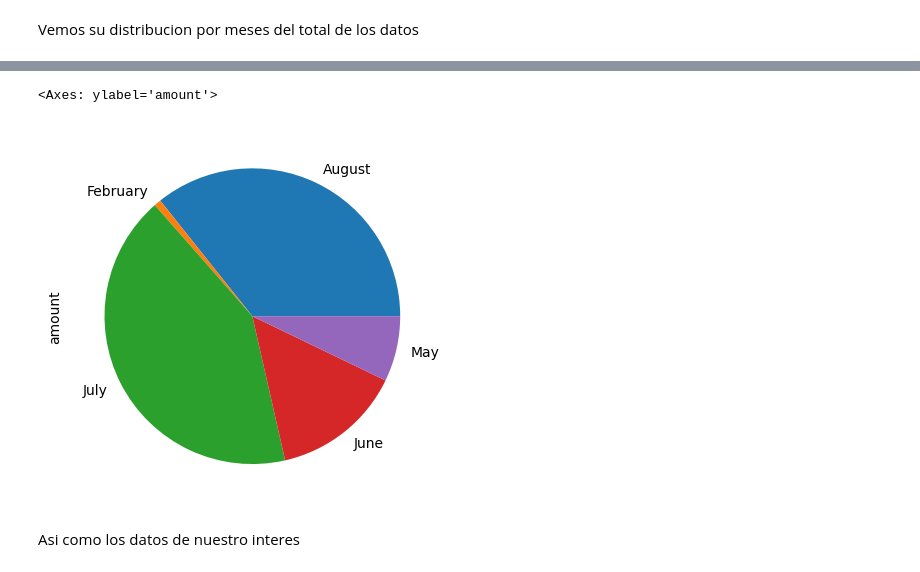
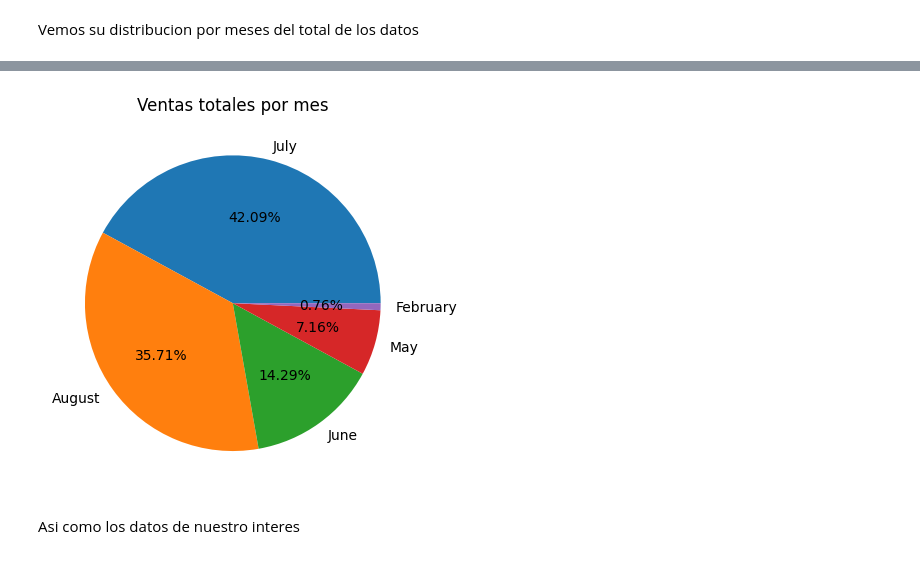
Before and after one commit to andycr00/sakila-ML, a Jupyter notebook: exploracion.ipynb, the cells around one changed output, grey strips where cells are left out. Drawn from its saved outputs; the diff is of its cells as text; code cells hidden in the pictures.

```diff
--- a/exploracion.ipynb
+++ b/exploracion.ipynb
@@ -234,7 +229,18 @@ d
-# %%
-data.groupby(["month_name"])["amount"].sum().plot(kind="pie")
-# %% [output]
-<Axes: ylabel='amount'>
-[figure, removed]
+# %%
+a = data.groupby(["month_name"])["amount"].sum().sort_values(ascending=False)
+
+def make_autopct(values):
+    def my_autopct(pct):
+        total = sum(values)
+        val = int(round(pct*total/100.0))
+        return '{p:.2f}%'.format(p=pct,v=val)
+    return my_autopct
+
+
+plt.pie(a, labels=a.index, autopct=make_autopct(a))
+plt.title('Ventas totales por mes')
+plt.show();
+# %% [output]
+[figure, added]
 # %% [markdown]
 Asi como los datos de nuestro interes
```
Also changed, not shown: parts of 9 cells of this notebook, 1 other file.
